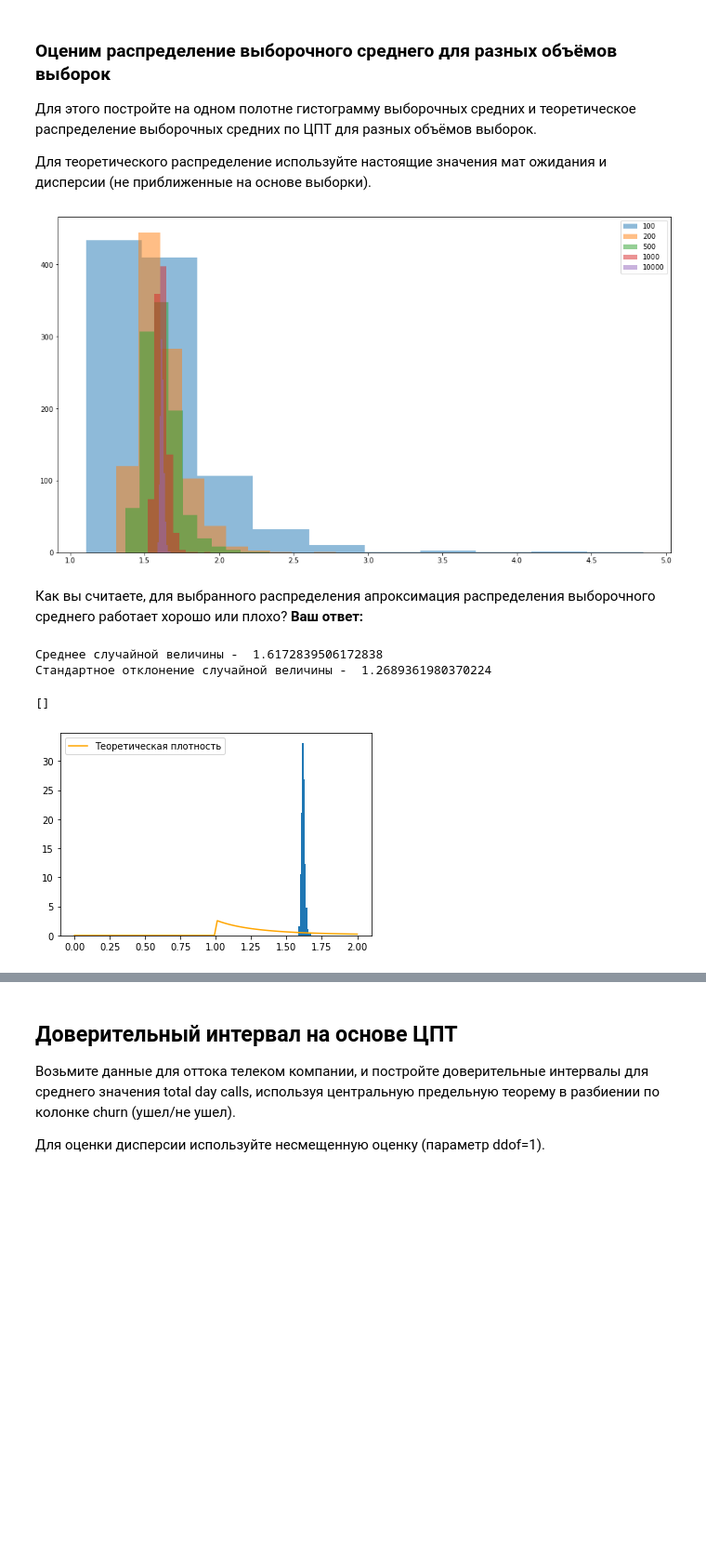
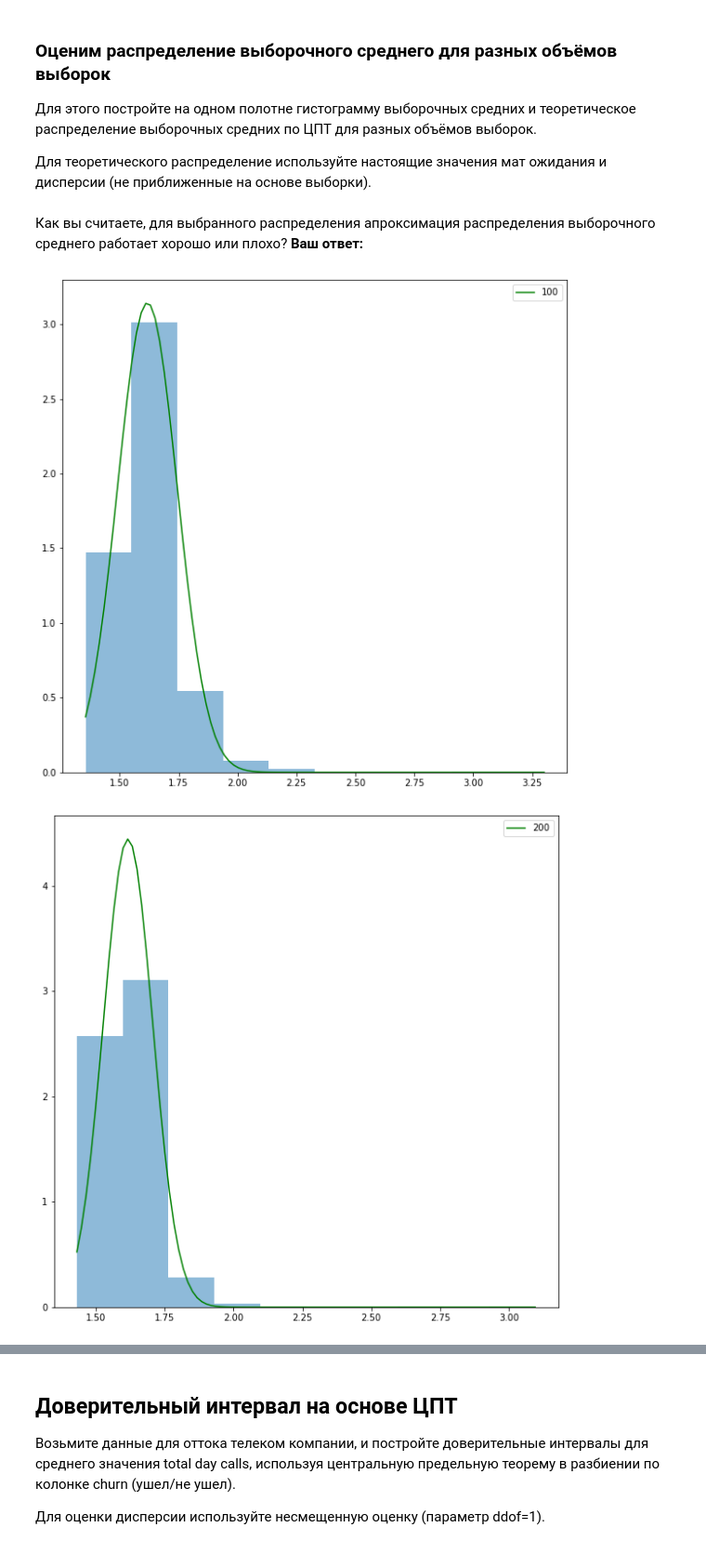
Before and after one commit to matrosov-dmitry/School-DS-HW, a Jupyter notebook: HW-5/HW-5.ipynb, the cells around one changed output, grey strips where cells are left out. Shown at 93% size. Saved outputs shown, nothing was run; the diff lists cells and outputs as text; code cells hidden in the pictures; blank space fills up the shorter version.

```diff
--- a/HW-5/HW-5.ipynb
+++ b/HW-5/HW-5.ipynb
@@ -77,37 +79,26 @@ print(sample_var)
 Для этого постройте на одном полотне гистограмму выборочных средних и теоретическое распределение выборочных средних по ЦПТ для разных объёмов выборок.
 
 Для теоретического распределение используйте настоящие значения мат ожидания и дисперсии (не приближенные на основе выборки).
-# %%
-plt.figure(figsize=(16,9))
-# сгенерируем много выборочных средних
-for N in [10, 50, 100, 1000, 10000]:
-    means = []
-    for i in range(1000):
-         means.append(np.mean(pareto_sv.rvs(N)))
-    plt.hist(means, alpha=0.5)
-
-plt.legend(['100', '200', '500', '1000', '10000'])
-plt.show()
-# %% [output]
-[figure, removed]
 # %% [markdown]
 Как вы считаете, для выбранного распределения апроксимация распределения выборочного среднего работает хорошо или плохо?
 **Ваш ответ:**
-# %%
-print('Среднее случайной величины - ',pareto_sv.mean())
-print('Стандартное отклонение случайной величины - ',pareto_sv.std())
-# %% [output]
-Среднее случайной величины -  1.6172839506172838
-Стандартное отклонение случайной величины -  1.2689361980370224
 # %%
-norm = sts.norm(loc=pareto_sv.mean(), scale=pareto_sv.std() / np.sqrt(N))
-plt.hist(means, density=True)
+for N in [100, 200, 500, 1000, 10000]:
+    means = []
 
-x = np.linspace(0,2, 100)
-pdf = pareto_sv.pdf(x)
-plt.plot(x, pdf, label='Теоретическая плотность', alpha=1, color="orange")
-plt.legend()
-plt.plot()
+    for i in range(1000):
+        means.append(np.mean(pareto_sv.rvs(N)))
+
+    plt.figure(figsize=(10, 10))
+    plt.hist(means, density=True, alpha=0.5)
+
+    norm_dist = sts.norm(loc=real_mean, scale=pareto_sv.std() / np.sqrt(N))
+    x = np.linspace(np.min(means), np.max(means), 100)
+
+    pdf = norm_dist.pdf(x)
+    plt.plot(x, pdf, label = N, alpha=1, color="green")
+    plt.legend()
+    plt.plot()
 # %% [output]
-[]
-[figure, old version]
+[figure, new version]
+[figure, added]
```
Also changed, not shown: parts of 6 cells of this notebook.
